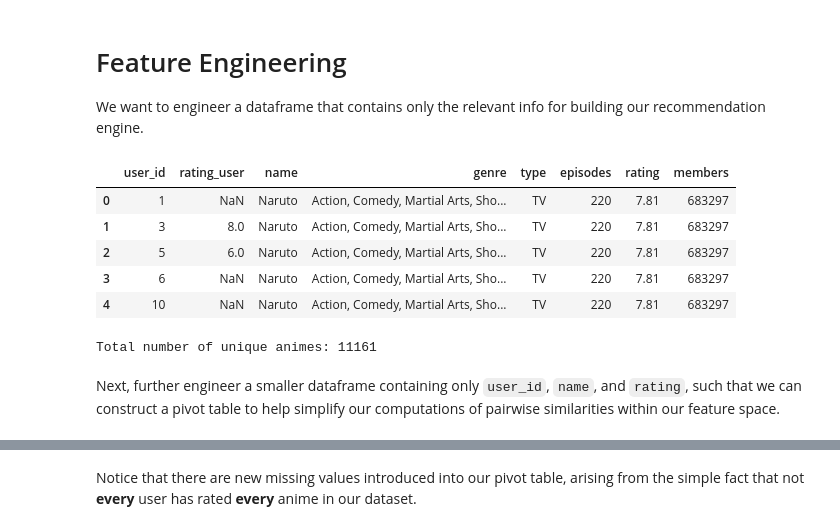
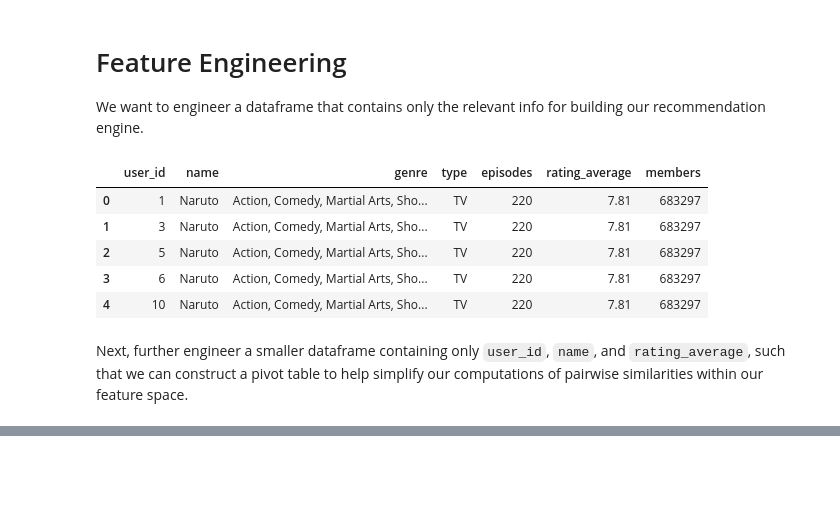
Before and after one commit to zachtheyek/Anime-Rec-Bot, a Jupyter notebook: anime_rec.ipynb, the cells around one changed output, grey strips where cells are left out. Saved outputs shown, nothing was run; the diff lists cells and outputs as text; code cells hidden in the pictures; blank space fills up the shorter version.

```diff
--- a/anime_rec.ipynb
+++ b/anime_rec.ipynb
@@ -186,27 +192,21 @@ We actually won't bother with handling the missing values in `rating.csv`, as we
 
 We want to engineer a dataframe that contains only the relevant info for building our recommendation engine.
 # %%
-# Create a new dataframe joining both anime_df and rating_df along the anime_id column
-feature_df = rating_df.merge(anime_df, left_on='anime_id', right_on='anime_id', suffixes=['_user', ''])
+# Create a new dataframe joining both rating_df and anime_df along the anime_id column
+feature_df = rating_df.merge(anime_df, left_on='anime_id', right_on='anime_id', suffixes=['_user', '_average'])
 
-# Drop the irrelevant columns from the merged Dataframe (anime_id, and rating_user)
-feature_df.drop(['anime_id'], axis=1, inplace=True)
+# Drop the irrelevant columns (anime_id, and rating_user) from the merged Dataframe
+feature_df.drop(['anime_id', 'rating_user'], axis=1, inplace=True)
 
 # Display the first five rows of the dataframe
 feature_df.head()
 # %% [output]
-|  | user_id | rating_user | name | genre | type | episodes | rating | members |
-| 0 | 1 | NaN | Naruto | Action, Comedy, Martial Arts, Sho... | TV | 220 | 7.81 | 683297 |
-| 1 | 3 | 8.0 | Naruto | Action, Comedy, Martial Arts, Sho... | TV | 220 | 7.81 | 683297 |
-| 2 | 5 | 6.0 | Naruto | Action, Comedy, Martial Arts, Sho... | TV | 220 | 7.81 | 683297 |
-| 3 | 6 | NaN | Naruto | Action, Comedy, Martial Arts, Sho... | TV | 220 | 7.81 | 683297 |
-| 4 | 10 | NaN | Naruto | Action, Comedy, Martial Arts, Sho... | TV | 220 | 7.81 | 683297 |
+|  | user_id | name | genre | type | episodes | rating_average | members |
+| 0 | 1 | Naruto | Action, Comedy, Martial Arts, Sho... | TV | 220 | 7.81 | 683297 |
+| 1 | 3 | Naruto | Action, Comedy, Martial Arts, Sho... | TV | 220 | 7.81 | 683297 |
+| 2 | 5 | Naruto | Action, Comedy, Martial Arts, Sho... | TV | 220 | 7.81 | 683297 |
+| 3 | 6 | Naruto | Action, Comedy, Martial Arts, Sho... | TV | 220 | 7.81 | 683297 |
+| 4 | 10 | Naruto | Action, Comedy, Martial Arts, Sho... | TV | 220 | 7.81 | 683297 |
-# %%
-# Count the number of unique entries along the name column
-num_anime = feature_df['name'].nunique()
-print(f'Total number of unique animes: {num_anime}')
-# %% [output]
-Total number of unique animes: 11161
 # %% [markdown]
-Next, further engineer a smaller dataframe containing only `user_id`, `name`, and `rating`, such that we can construct a pivot table to help simplify our computations of pairwise similarities within our feature space.
+Next, further engineer a smaller dataframe containing only `user_id`, `name`, and `rating_average`, such that we can construct a pivot table to help simplify our computations of pairwise similarities within our feature space.
 # %%
@@ -227,5 +227,3 @@ pivot.head()
 | 4 | NaN | NaN | NaN | NaN | NaN | ... |
 | 5 | NaN | NaN | NaN | NaN | NaN | ... |
 5 rows × 11161 columns
-# %% [markdown]
-Notice that there are new missing values introduced into our pivot table, arising from the simple fact that not **every** user has rated **every** anime in our dataset.
```
Also changed, not shown: parts of 17 cells of this notebook.
